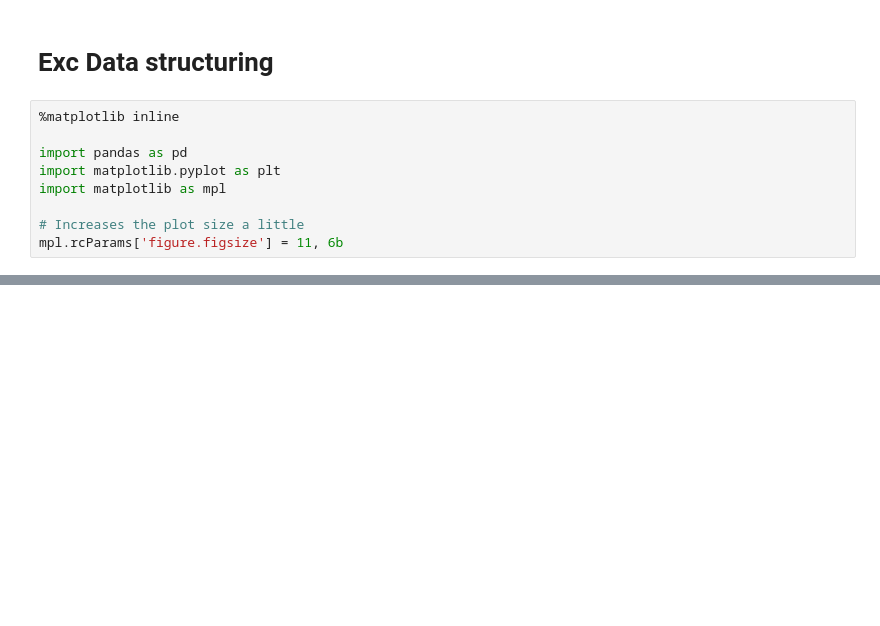
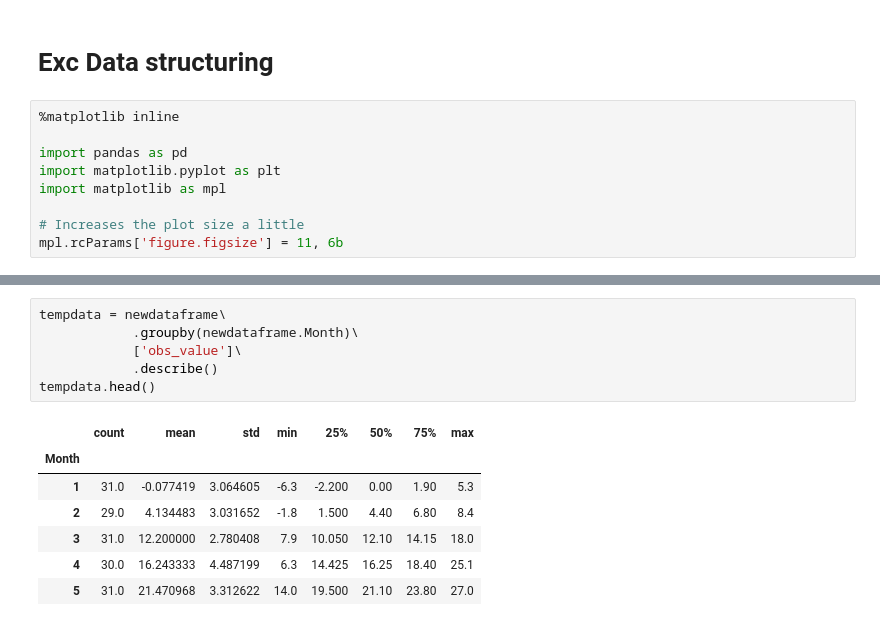
Before and after one commit to jansenjoost/SDS, a Jupyter notebook: Exc day 4.ipynb, the cells around one changed output, grey strips where cells are left out. Saved outputs shown, nothing was run; the diff lists cells and outputs as text; blank space fills up the shorter version.

```diff
--- a/Exc day 4.ipynb
+++ b/Exc day 4.ipynb
@@ -35,0 +49,14 @@ datetime
+# %%
+tempdata = newdataframe\
+            .groupby(newdataframe.Month)\
+            ['obs_value']\
+            .describe()
+tempdata.head()
+# %% [output]
+|  | count | mean | std | min | 25% | 50% | 75% | max |
+| Month |  |  |  |  |  |  |  |  |
+| 1 | 31.0 | -0.077419 | 3.064605 | -6.3 | -2.200 | 0.00 | 1.90 | 5.3 |
+| 2 | 29.0 | 4.134483 | 3.031652 | -1.8 | 1.500 | 4.40 | 6.80 | 8.4 |
+| 3 | 31.0 | 12.200000 | 2.780408 | 7.9 | 10.050 | 12.10 | 14.15 | 18.0 |
+| 4 | 30.0 | 16.243333 | 4.487199 | 6.3 | 14.425 | 16.25 | 18.40 | 25.1 |
+| 5 | 31.0 | 21.470968 | 3.312622 | 14.0 | 19.500 | 21.10 | 23.80 | 27.0 |
```
Also changed, not shown: parts of 8 cells of this notebook.
